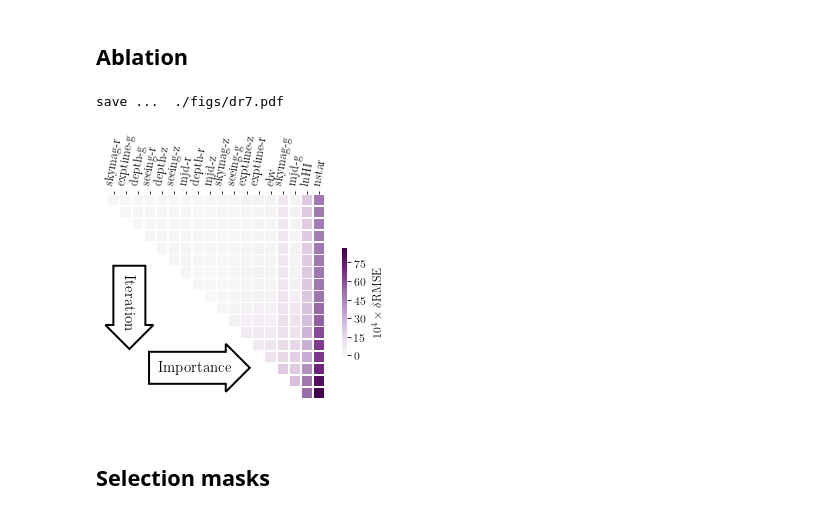
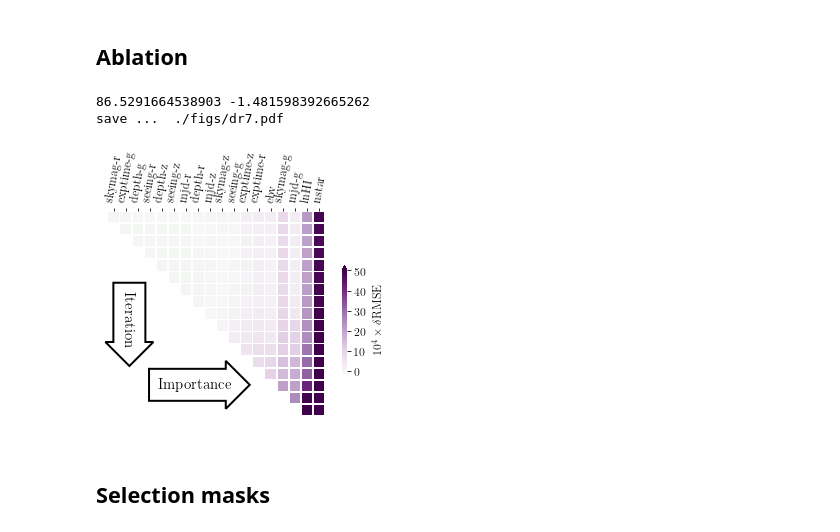
Before and after one commit to mehdirezaie/SYSNet, a Jupyter notebook: dataviz/DLpaper_plots.ipynb, the cells around one changed output. Cells and saved outputs as stored; diff of their text form; code cells hidden in the pictures.

```diff
--- a/dataviz/DLpaper_plots.ipynb
+++ b/dataviz/DLpaper_plots.ipynb
@@ -236,45 +236,47 @@ def ablation_plot(filename, odir):
     #mask[np.triu_indices_from(mask)] = False
     mask[matric==0.0] = False
     vmin = np.minimum(np.abs(np.min(matric)), np.abs(np.max(matric))) #* 0.1
+    print(np.max(matric), np.min(matric))
     # Set up the matplotlib figure
     f, ax = plt.subplots()
     #plt.title('Correlation Matrix of DR5')
     # Generate a custom diverging colormap
-    kw = dict(mask=~mask, cmap=plt.cm.PRGn_r, xticklabels=xlabels,
+    kw = dict(mask=~mask, cmap=plt.cm.PRGn_r, xticklabels=xlabels, #PRGn_r,get_cmap('PRGn_r', 20)
                yticklabels=xlabels[::-1],
-               center=0.0, #vmax=50, #vmin=-1.*vmin, vmax=vmin,
+               center=0.0, vmax=50, #vmin=-1.*vmin, vmax=vmin, center=0.0,
                square=True, linewidths=.5,
                cbar_kws={"shrink": .5,
-               "label":r'$10^{4} \times \delta$RMSE'})
+               "label":r'$10^{4} \times \delta$RMSE', "extend":"max"})
     # Draw the heatmap with the mask and correct aspect ratio
     sns.heatmap(matric, **kw)
     ax.set_xticklabels(xlabels, rotation=80)
     ax.set_yticks([])
     ax.xaxis.tick_top()
     bbox_props = dict(boxstyle="rarrow", fc="white", ec="k", lw=2)
     t = ax.text(0.4, 0.2, "Importance",
                 ha="center", va="center", rotation=0,
                 transform=ax.transAxes,
                 bbox=bbox_props, fontsize=15)
     bb = t.get_bbox_patch()
     bb.set_boxstyle("rarrow", pad=0.6)
     t1 = ax.text(0.1, 0.5, "Iteration",
                 ha="center", va="center", rotation=-90,
                 transform=ax.transAxes,
                 bbox=bbox_props, fontsize=15)
     bb1 = t1.get_bbox_patch()
     bb1.set_boxstyle("rarrow", pad=0.6)
     fname = filename.split('/')[-1][:-8]  # drop .log.npy
     #ou = ''.join([filename[:-4], '.pdf']) # drop .npy
     ou = ''.join([odir, fname, '.pdf'])
     print('save ... ', ou)
     plt.savefig(ou, bbox_inches='tight')
 
 
 ablation_plot('/Volumes/TimeMachine/data/DR7/results/ablation/dr7.log.npy','./figs/')
 # %% [output]
+86.5291664538903 -1.481598392665262
 save ...  ./figs/dr7.pdf
-[figure, old version]
+[figure, new version]
 # %% [markdown]
 ## Selection masks
 # %%
```
Also changed, not shown: parts of 12 cells of this notebook, 6 other files.
